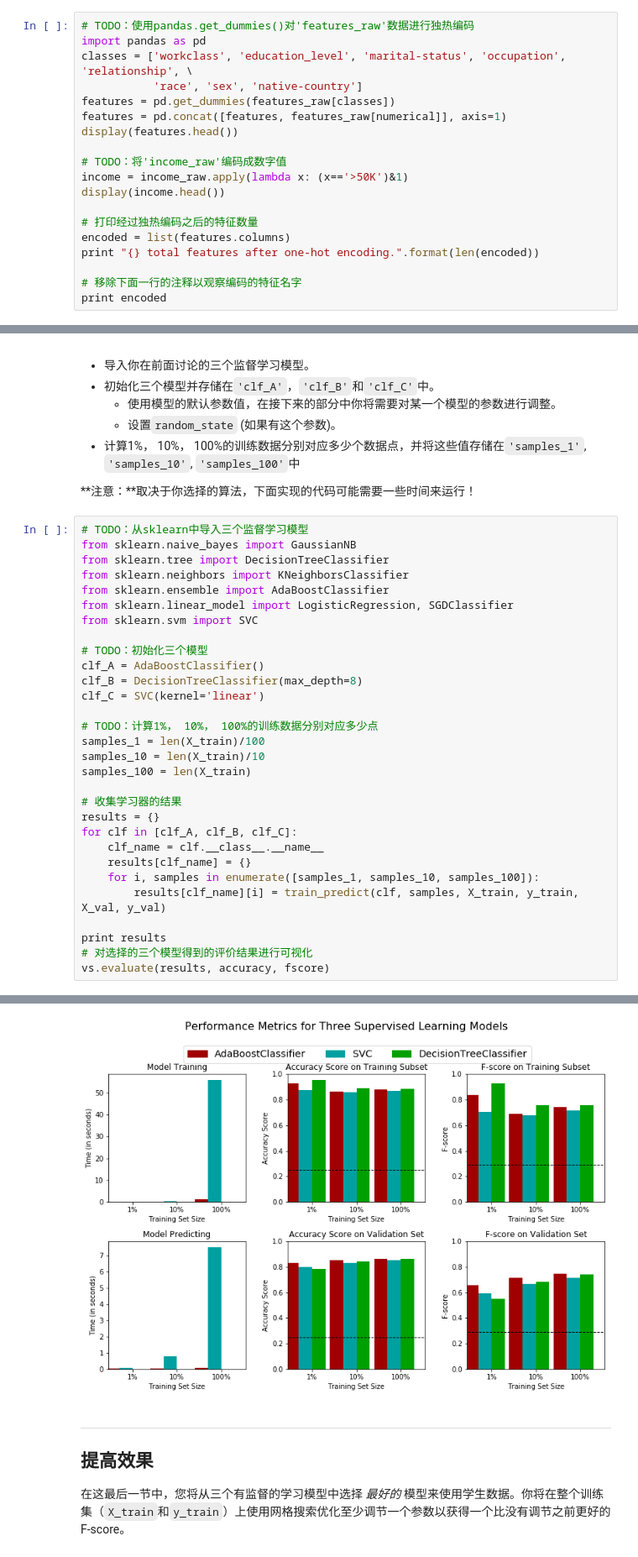
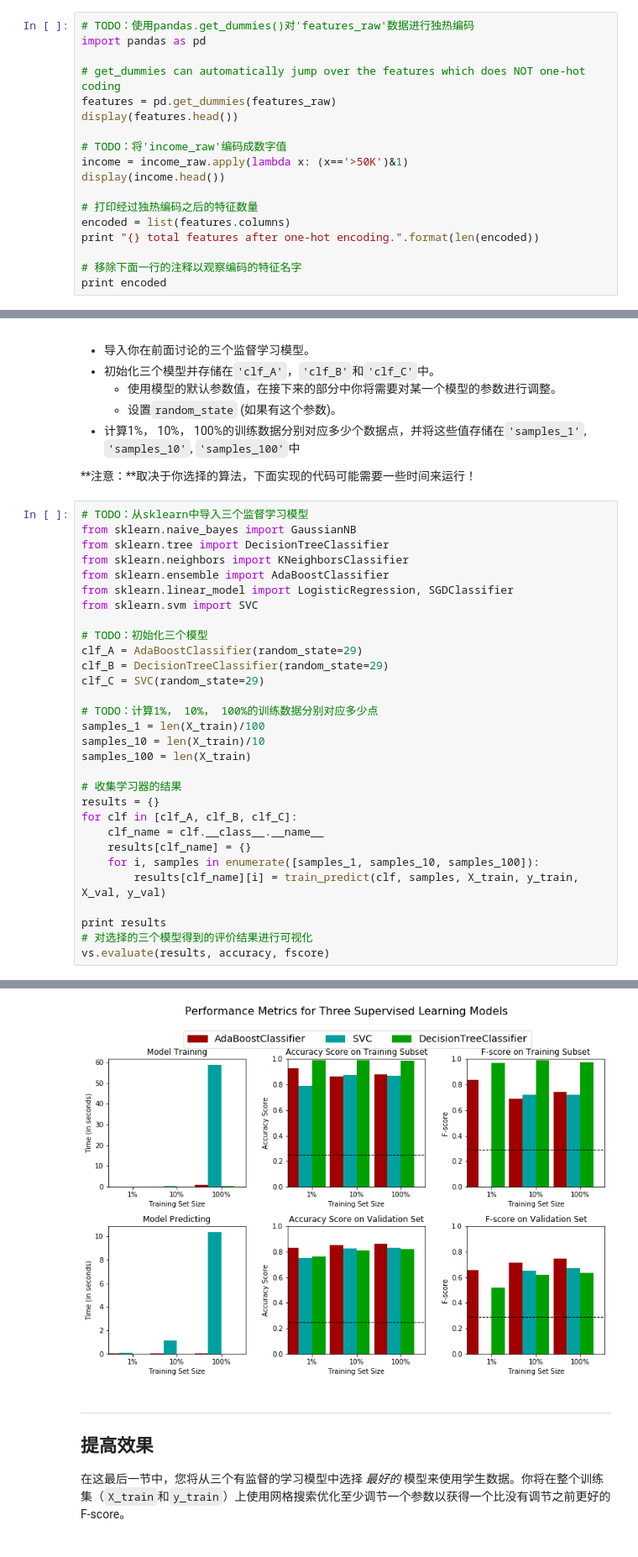
Before and after one commit to jeff-ruby/finding_donors, a Jupyter notebook: finding_donors.ipynb, the cells around one changed output, grey strips where cells are left out. Shown at 84% size. Saved outputs shown, nothing was run; the diff lists cells and outputs as text.

```diff
--- a/finding_donors.ipynb
+++ b/finding_donors.ipynb
@@ -152,10 +150,9 @@ display(features_raw.head(n = 1))
 # %%
 # TODO：使用pandas.get_dummies()对'features_raw'数据进行独热编码
 import pandas as pd
-classes = ['workclass', 'education_level', 'marital-status', 'occupation', 'relationship', \
-           'race', 'sex', 'native-country']
-features = pd.get_dummies(features_raw[classes])
-features = pd.concat([features, features_raw[numerical]], axis=1)
+
+# get_dummies can automatically jump over the features which does NOT one-hot coding
+features = pd.get_dummies(features_raw)
 display(features.head())
 
 # TODO：将'income_raw'编码成数字值
@@ -441,9 +438,9 @@ from sklearn.linear_model import LogisticRegression, SGDClassifier
 from sklearn.svm import SVC
 
 # TODO：初始化三个模型
-clf_A = AdaBoostClassifier()
-clf_B = DecisionTreeClassifier(max_depth=8)
-clf_C = SVC(kernel='linear')
+clf_A = AdaBoostClassifier(random_state=29)
+clf_B = DecisionTreeClassifier(random_state=29)
+clf_C = SVC(random_state=29)
 
 # TODO：计算1%， 10%， 100%的训练数据分别对应多少点
 samples_1 = len(X_train)/100
@@ -475,4 +472,4 @@ SVC trained on 28941 samples.
-[figure, old version]
+[figure, new version]
 # %% [markdown]
 ----
 ## 提高效果
```
Also changed, not shown: parts of 11 cells of this notebook.
